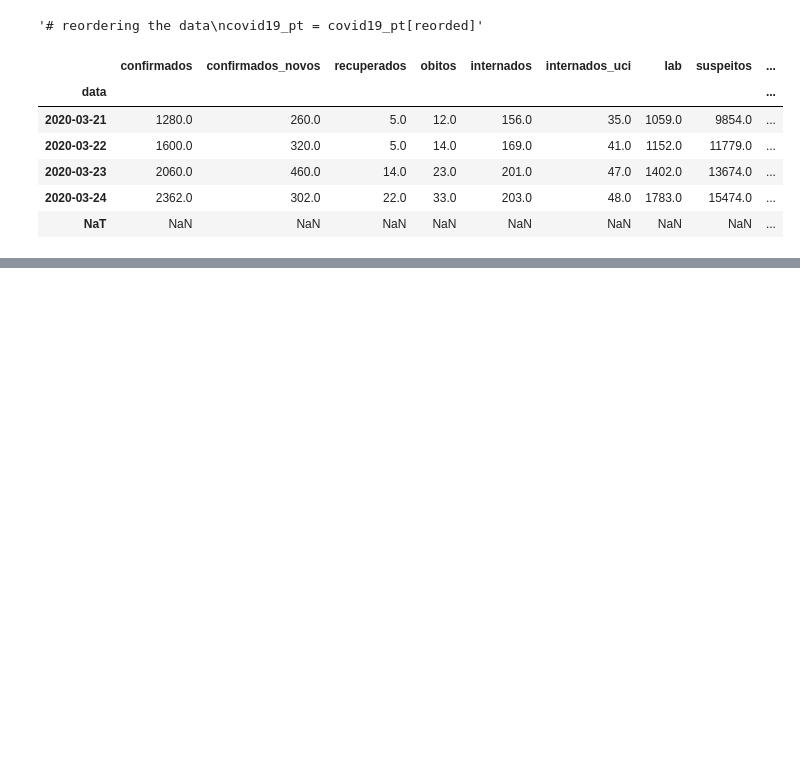
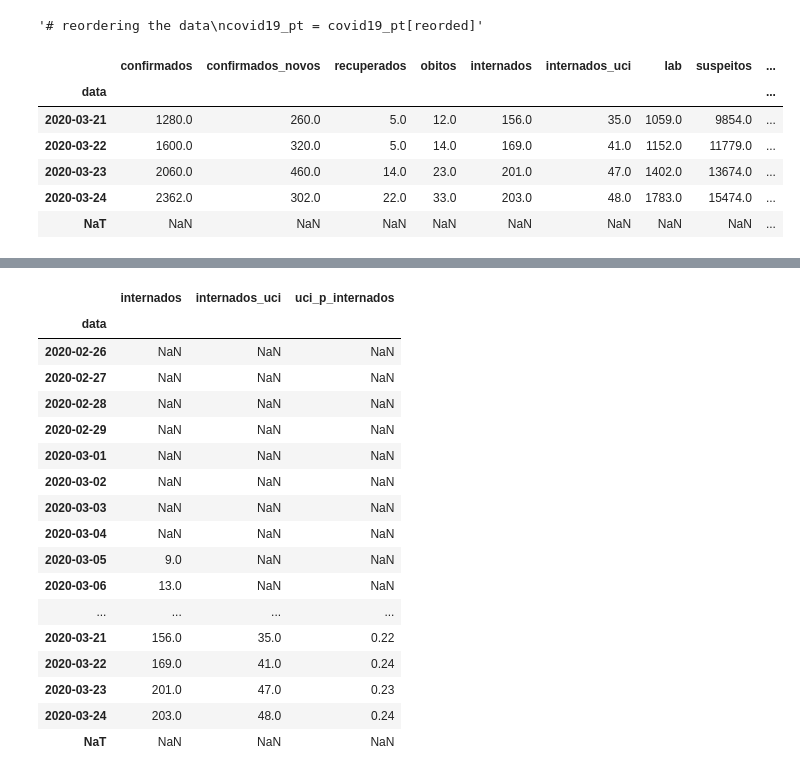
Before and after one commit to duarteharris/covid19pt-data, a Jupyter notebook: covid19pt.ipynb, the cells around one changed output, grey strips where cells are left out. Cells and saved outputs as stored; diff of their text form; code cells hidden in the pictures; blank space fills up the shorter version.

```diff
--- a/covid19pt.ipynb
+++ b/covid19pt.ipynb
@@ -368,0 +430,28 @@ covid19_pt[["confirmados", "obitos", "obitos_p_conf"]]
+# %%
+# calculating values for internados_uci / internados
+uci_p_interns = round(covid19_pt.loc[:, "internados_uci"].div(covid19_pt["internados"]), 2)
+# %%
+# inserting the values into the DataFrame
+covid19_pt.insert(loc = len(covid19_pt.columns), column = "uci_p_internados",
+                  value = uci_p_interns)
+# %%
+covid19_pt[["internados", "internados_uci", "uci_p_internados"]]
+# %% [output]
+|  | internados | internados_uci | uci_p_internados |
+| data |  |  |  |
+| 2020-02-26 | NaN | NaN | NaN |
+| 2020-02-27 | NaN | NaN | NaN |
+| 2020-02-28 | NaN | NaN | NaN |
+| 2020-02-29 | NaN | NaN | NaN |
+| 2020-03-01 | NaN | NaN | NaN |
+| 2020-03-02 | NaN | NaN | NaN |
+| 2020-03-03 | NaN | NaN | NaN |
+| 2020-03-04 | NaN | NaN | NaN |
+| 2020-03-05 | 9.0 | NaN | NaN |
+| 2020-03-06 | 13.0 | NaN | NaN |
+| ... | ... | ... | ... |
+| 2020-03-21 | 156.0 | 35.0 | 0.22 |
+| 2020-03-22 | 169.0 | 41.0 | 0.24 |
+| 2020-03-23 | 201.0 | 47.0 | 0.23 |
+| 2020-03-24 | 203.0 | 48.0 | 0.24 |
+| NaT | NaN | NaN | NaN |
```
Also changed, not shown: parts of 11 cells of this notebook.
